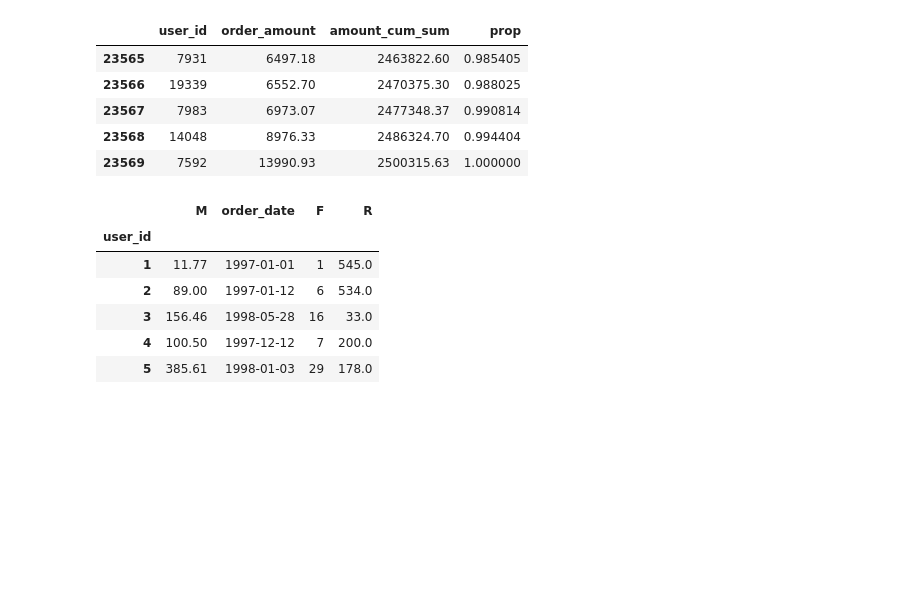
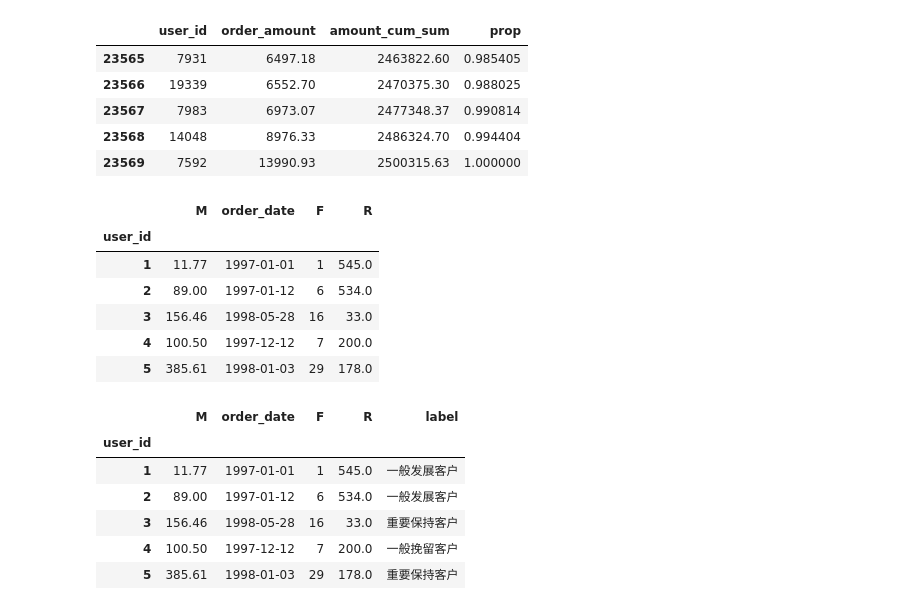
Before and after one commit to 1Zizhang/ecommerce-user-lifecycle-analysis, a Jupyter notebook: notebooks/01_eda_and_rfm_exploration.ipynb, the cells around one changed output. Drawn from its saved outputs; the diff is of its cells as text; code cells hidden in the pictures; blank space fills up the shorter version.

```diff
--- a/notebooks/01_eda_and_rfm_exploration.ipynb
+++ b/notebooks/01_eda_and_rfm_exploration.ipynb
@@ -133,4 +132,31 @@ rfm.head()
 | 4 | 100.50 | 1997-12-12 | 7 | 200.0 |
 | 5 | 385.61 | 1998-01-03 | 29 | 178.0 |
 # %%
-# RFM计算方式：每一列的数据 - 数据所在列的平均值
+# RFM计算方式：每一列的数据 - 数据所在列的平均值，结果会有正有负，根据结果与1比较
+def rfm_func(x):
+    level = x.apply(lambda x: '1' if x >= 1 else '0')
+    label = level['R'] + level['F'] + level['M']
+    d = {
+        '111': '重要价值客户',
+        '011': '重要保持客户',
+        '101': '重要发展客户',
+        '001': '重要挽留客户',
+        '110': '一般价值客户',
+        '010': '一般保持客户',
+        '100': '一般发展客户',
+        '000': '一般挽留客户'
+    }
+    result = d[label]
+    return result
+
+
+rfm['label'] = rfm[['R', 'F', 'M']].apply(lambda x: x - x.mean()).apply(rfm_func, axis=1)
+rfm.head()
+# %% [output]
+|  | M | order_date | F | R | label |
+| user_id |  |  |  |  |  |
+| 1 | 11.77 | 1997-01-01 | 1 | 545.0 | 一般发展客户 |
+| 2 | 89.00 | 1997-01-12 | 6 | 534.0 | 一般发展客户 |
+| 3 | 156.46 | 1998-05-28 | 16 | 33.0 | 重要保持客户 |
+| 4 | 100.50 | 1997-12-12 | 7 | 200.0 | 一般挽留客户 |
+| 5 | 385.61 | 1998-01-03 | 29 | 178.0 | 重要保持客户 |
```
Also changed, not shown: parts of 2 cells of this notebook.
